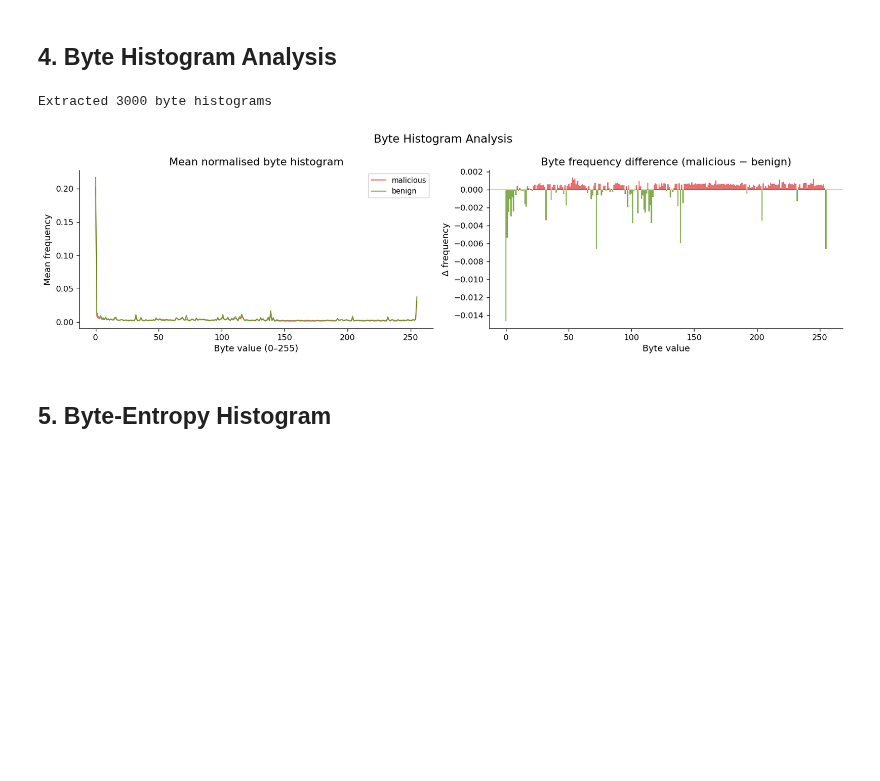
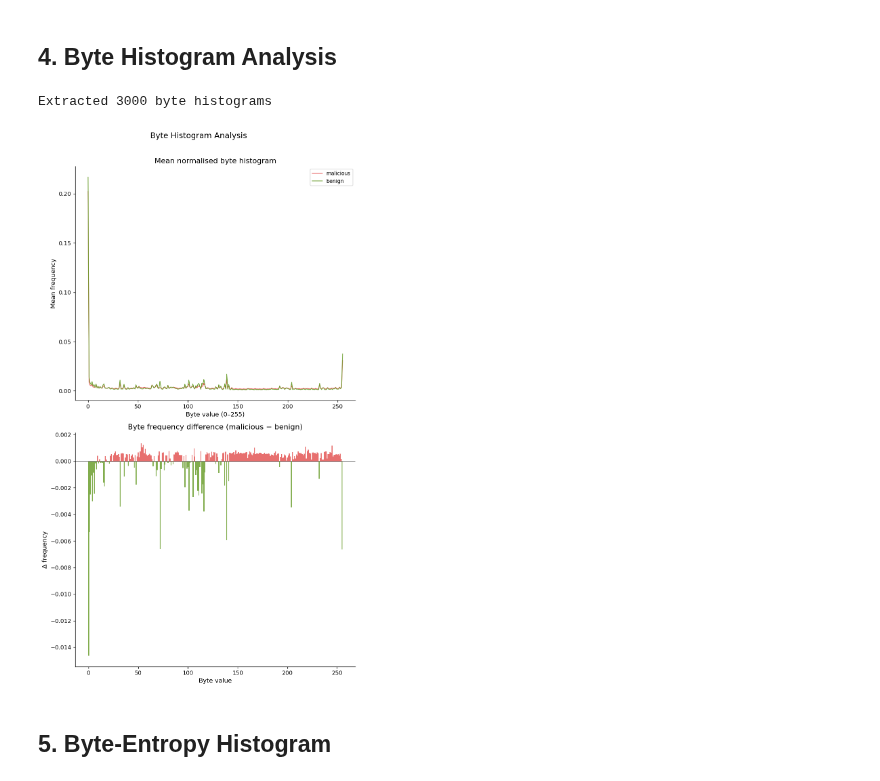
Before and after one commit to bigz4/cyber-security-final-project, a Jupyter notebook: ember_eda.ipynb, the cells around one changed output. Saved outputs shown, nothing was run; the diff lists cells and outputs as text; code cells hidden in the pictures; blank space fills up the shorter version.

```diff
--- a/ember_eda.ipynb
+++ b/ember_eda.ipynb
@@ -177,7 +177,8 @@ unlabeled    53391
 Missing values:
 Series([], )
 # %%
-fig, axes = plt.subplots(1, 3, figsize=(14, 4))
+#fig, axes = plt.subplots(1, 3, figsize=(14, 4))
+fig, axes = plt.subplots(3, 1, figsize=(8, 14))
 
 # Label distribution
 counts = df['label_name'].value_counts()
@@ -221,7 +222,8 @@ plt.show()
 # %% [markdown]
 ## 3. File Size Analysis
 # %%
-fig, axes = plt.subplots(1, 3, figsize=(15, 4))
+#fig, axes = plt.subplots(1, 3, figsize=(15, 4))
+fig, axes = plt.subplots(3, 1, figsize=(8, 15)) #vertical format
 
 # Log-scale histogram per label
 for label, color in [('malicious', PALETTE['malicious']), ('benign', PALETTE['benign'])]:
@@ -257,7 +259,8 @@ tbl.scale(1, 1.6)
 axes[2].set_title('File size summary stats', pad=20)
 
 plt.suptitle('File Size Analysis', fontsize=14)
-plt.tight_layout()
+#plt.tight_layout()
+plt.tight_layout(rect=[0, 0, 1, 0.97])
 plt.savefig('figs/ember_filesize.png', bbox_inches='tight')
 plt.show()
 # %% [output]
@@ -284,39 +287,41 @@ def extract_byte_histograms(records, label_filter=None, n=3000):
 byte_hists, byte_labels = extract_byte_histograms(raw_records, label_filter=[0, 1])
 print(f"Extracted {len(byte_hists)} byte histograms")
 
-fig, axes = plt.subplots(1, 2, figsize=(14, 4))
+#fig, axes = plt.subplots(1, 2, figsize=(14, 4))
+fig, axes = plt.subplots(2, 1, figsize=(8, 14))
 
 byte_vals = np.arange(256)
 for label, color, name in [(1, PALETTE['malicious'], 'malicious'),
                             (0, PALETTE['benign'],    'benign')]:
     mask = byte_labels == label
     mean_hist = byte_hists[mask].mean(axis=0)
     axes[0].plot(byte_vals, mean_hist, color=color, alpha=0.9, linewidth=1.2, label=name)
 
 axes[0].set_title('Mean normalised byte histogram')
 axes[0].set_xlabel('Byte value (0–255)')
 axes[0].set_ylabel('Mean frequency')
 axes[0].legend(fontsize=9)
 
 # Difference plot
 mal_mean = byte_hists[byte_labels == 1].mean(axis=0)
 ben_mean = byte_hists[byte_labels == 0].mean(axis=0)
 diff = mal_mean - ben_mean
 axes[1].bar(byte_vals, diff,
             color=[PALETTE['malicious'] if d > 0 else PALETTE['benign'] for d in diff],
             width=1.0, edgecolor='none', alpha=0.8)
 axes[1].axhline(0, color='black', linewidth=0.6)
 axes[1].set_title('Byte frequency difference (malicious − benign)')
 axes[1].set_xlabel('Byte value')
 axes[1].set_ylabel('Δ frequency')
 
 plt.suptitle('Byte Histogram Analysis', fontsize=14)
-plt.tight_layout()
+#plt.tight_layout()
+plt.tight_layout(rect=[0, 0, 1, 0.97])
 plt.savefig('figs/ember_byte_hist.png', bbox_inches='tight')
 plt.show()
 # %% [output]
 Extracted 3000 byte histograms
-[figure, old version]
+[figure, new version]
 # %% [markdown]
 ## 5. Byte-Entropy Histogram
 # %%
```
Also changed, not shown: parts of 2 cells of this notebook, 7 other files.
